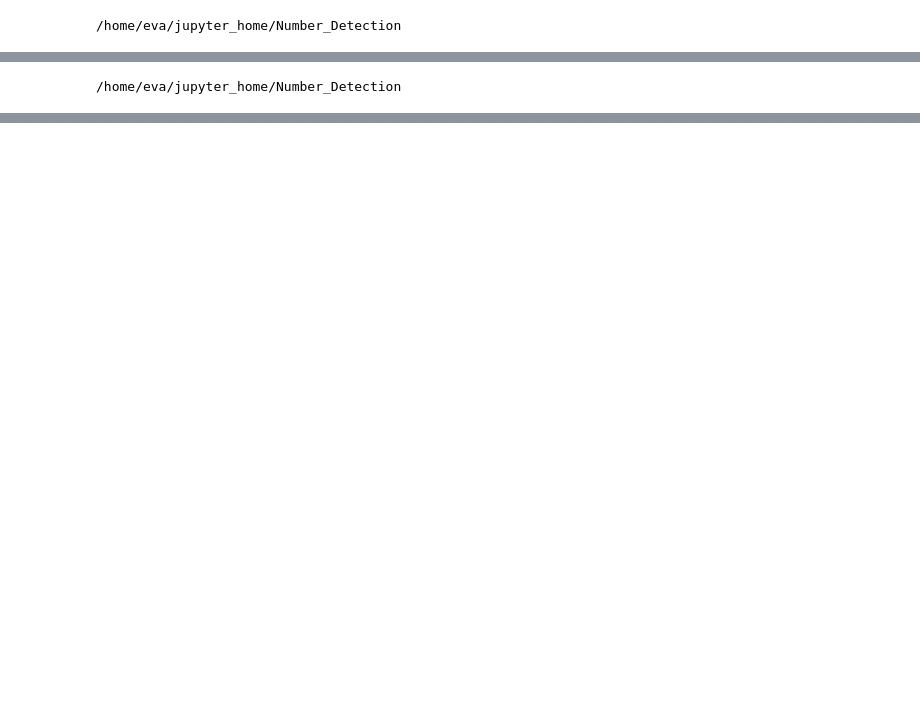
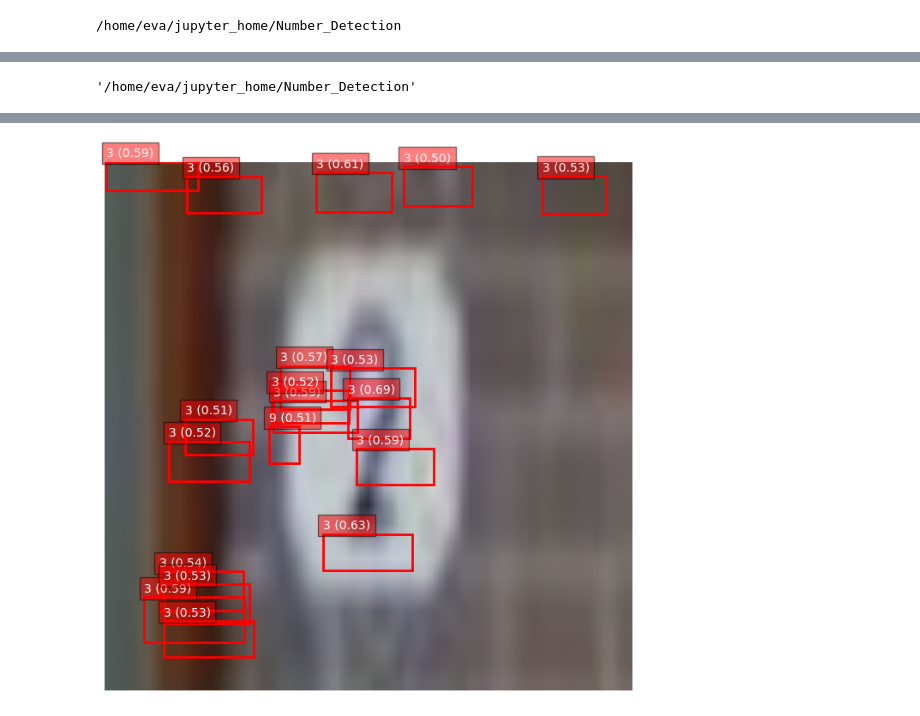
Before and after one commit to sharesugi/Rtoem_AI_Study, a Jupyter notebook: 5.13_Number_Dtection.ipynb, the cells around one changed output, grey strips where cells are left out. Drawn from its saved outputs; the diff is of its cells as text; code cells hidden in the pictures; blank space fills up the shorter version.

```diff
--- a/5.13_Number_Dtection.ipynb
+++ b/5.13_Number_Dtection.ipynb
@@ -336,6 +485,6 @@ cd Number_Detection
 # %%
 model.fit(train_ds,
           batch_size=16,
-          epochs=10,
+          epochs=100,
           verbose=1)
 # %% [output]
@@ -344,4 +493,57 @@ Epoch 1/10
 # %%
-cd Number_Detection
+pwd
 # %% [output]
-/home/eva/jupyter_home/Number_Detection
+'/home/eva/jupyter_home/Number_Detection'
+# %%
+#예측 시각화
+import matplotlib.pyplot as plt
+import matplotlib.patches as patches
+import numpy as np
+
+VOC_CLASSES = ["0", "1", "2", "3", "4", "5", "6", "7", "8", "9"]
+
+def visualize_prediction(image, boxes, classes, scores, threshold=0.3):
+    fig, ax = plt.subplots(1, figsize=(8, 8))
+    ax.imshow(image)
+
+    for box, cls, score in zip(boxes, classes, scores):
+        if score < threshold:
+            continue
+
+        x1, y1, x2, y2 = box
+        w, h = x2 - x1, y2 - y1
+        rect = patches.Rectangle(
+            (x1, y1), w, h,
+            linewidth=2, edgecolor='red', facecolor='none'
+        )
+        ax.add_patch(rect)
+        class_name = VOC_CLASSES[int(cls)]
+        ax.text(
+            x1, y1 - 5,
+            f"{class_name} ({score:.2f})",
+            fontsize=10,
+            color="white",
+            bbox=dict(facecolor="red", alpha=0.5)
+        )
+
+    plt.axis("off")
+    plt.show()
+
+# 예측 결과 (batched)
+sample = next(iter(val_ds))
+images, y_true = sample["images"], sample["bounding_boxes"]
+
+# 예측 (batched)
+y_pred = model.predict(images)
+
+# 첫 번째 이미지만 시각화
+image = images[0].numpy()
+# 이미지 크기에 맞게 scale (RetinaNet은 512x512로 resize됨)
+image = np.clip(image * 255, 0, 255).astype("uint8")
+
+boxes = y_pred["boxes"][0]
+classes = y_pred["classes"][0]
+scores = y_pred["confidence"][0]
+
+visualize_prediction(image, boxes, classes, scores, threshold=0.3)
+# %% [output]
@@ -347,0 +551 @@ cd Number_Detection
+[figure, added]
```
Also changed, not shown: parts of 11 cells of this notebook.
